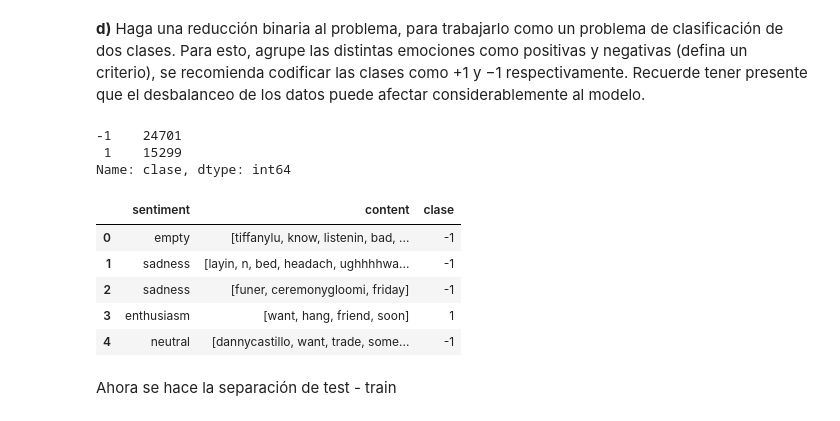
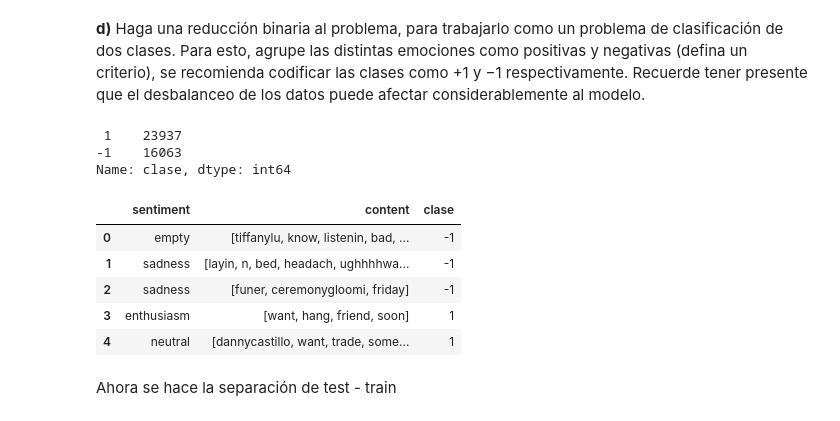
Before and after one commit to TareasJF/INF393, a Jupyter notebook: T2/Tarea2.ipynb, the cells around one changed output. Saved outputs shown, nothing was run; the diff lists cells and outputs as text; code cells hidden in the pictures.

```diff
--- a/T2/Tarea2.ipynb
+++ b/T2/Tarea2.ipynb
@@ -161,9 +161,11 @@ df = tweets.copy()
 df.drop(['tweet_id','author'],axis=1,inplace=True)
 
 ps = PorterStemmer()
+sw = stopwords.words('english')
 
 df['content'] = df['content'].apply(lambda x: word_tokenize(re.sub(r"[^a-z\s]+", '', x.lower())))
-df['content'] = df['content'].apply(lambda x: [ps.stem(w) for w in x if w not in stopwords.words('english')])
+df['content'] = df['content'].apply(lambda x: [w for w in x if w not in sw])
+df['content'] = df['content'].apply(lambda x: [ps.stem(w) for w in x])
 df.head()
 # %% [output]
 |  | sentiment | content |
@@ -175,20 +177,20 @@ df.head()
 # %% [markdown]
 **d)** Haga una reducción binaria al problema, para trabajarlo como un problema de clasificación de dos clases. Para esto, agrupe las distintas emociones como positivas y negativas (defina un criterio), se recomienda codificar las clases como +1 y −1 respectivamente. Recuerde tener presente que el desbalanceo de los datos puede afectar considerablemente al modelo.
 # %%
-pos = ['happiness', 'love', 'surprise', 'fun', 'relief', 'enthusiasm']
+pos = ['neutral', 'happiness', 'love', 'surprise', 'fun', 'relief', 'enthusiasm']
 df['clase'] = df['sentiment'].apply(lambda x: 1 if x in pos else -1)
 print(df['clase'].value_counts())
 df.head()
 # %% [output]
--1    24701
- 1    15299
+ 1    23937
+-1    16063
 Name: clase, dtype: int64
 |  | sentiment | content | clase |
 | 0 | empty | [tiffanylu, know, listenin, bad, ... | -1 |
 | 1 | sadness | [layin, n, bed, headach, ughhhhwa... | -1 |
 | 2 | sadness | [funer, ceremonygloomi, friday] | -1 |
 | 3 | enthusiasm | [want, hang, friend, soon] | 1 |
-| 4 | neutral | [dannycastillo, want, trade, some... | -1 |
+| 4 | neutral | [dannycastillo, want, trade, some... | 1 |
 # %% [markdown]
 Ahora se hace la separación de test - train
 # %%
```
Also changed, not shown: parts of 6 cells of this notebook.
